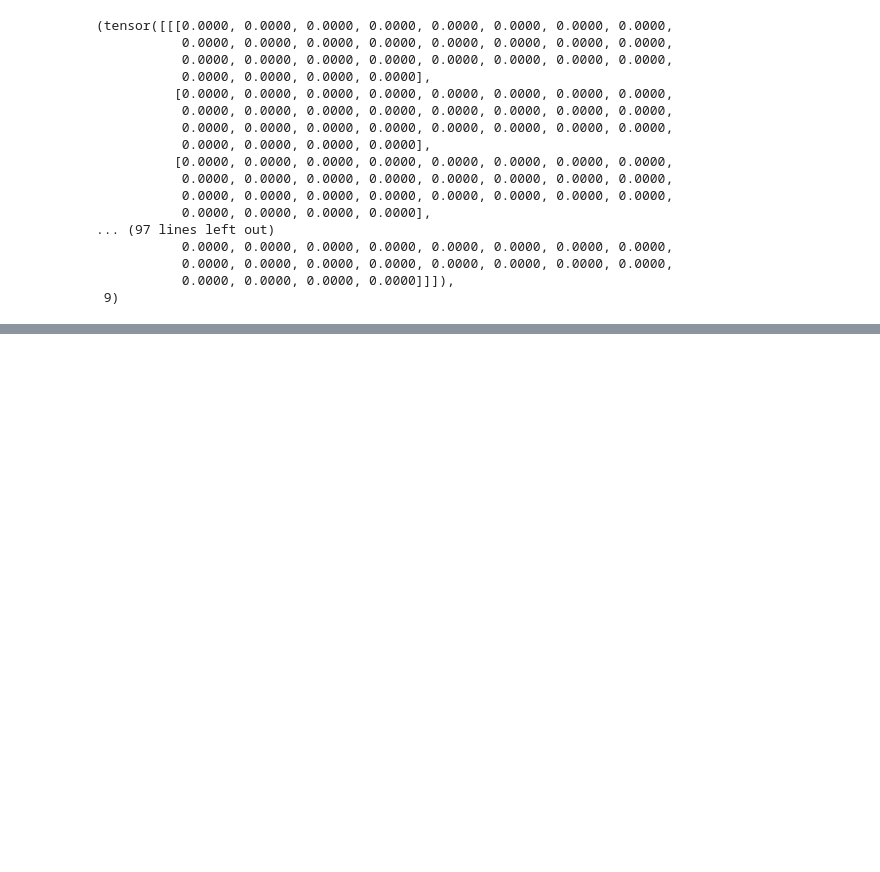
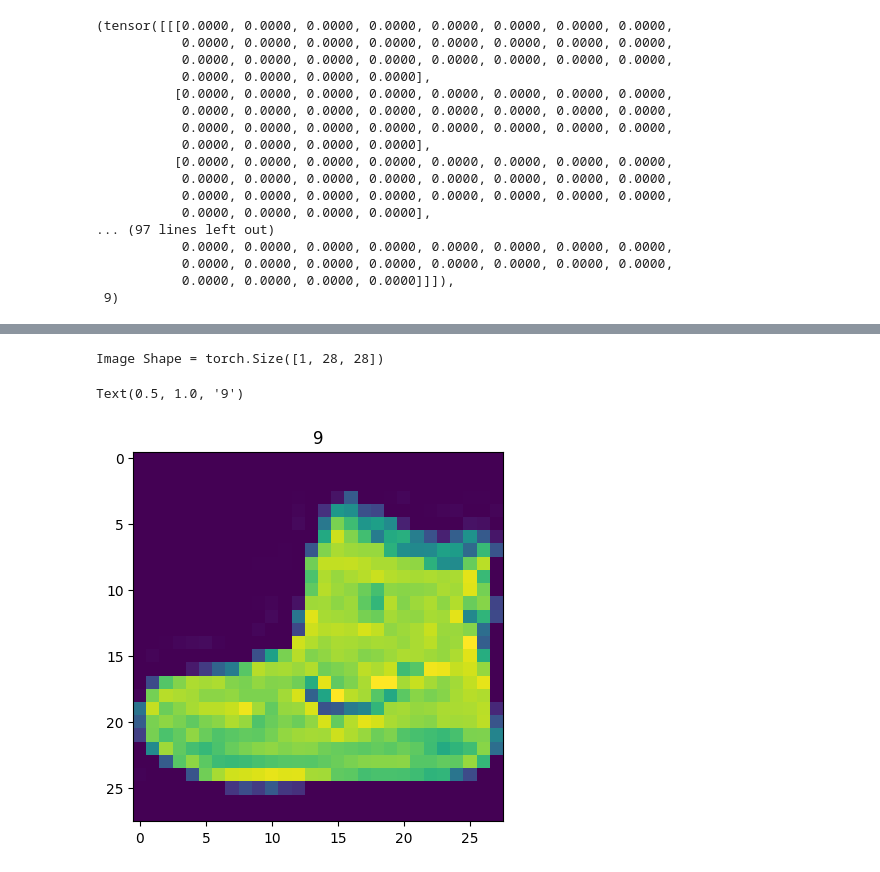
Before and after one commit to samratrajsharma/PyTorch_Deep_Learning, a Jupyter notebook: Working_with_TorchVision.ipynb, the cells around one changed output, grey strips where cells are left out. Cells and saved outputs as stored; diff of their text form; code cells hidden in the pictures; blank space fills up the shorter version.

```diff
--- a/Working_with_TorchVision.ipynb
+++ b/Working_with_TorchVision.ipynb
@@ -44,0 +70,9 @@ image, label
+# %%
+image, label = train_data[0]
+print(f'Image Shape = {image.shape}')
+plt.imshow(image.squeeze())
+plt.title(label)
+# %% [output]
+Image Shape = torch.Size([1, 28, 28])
+Text(0.5, 1.0, '9')
+[figure, added]
```
Also changed, not shown: parts of 9 cells of this notebook.
